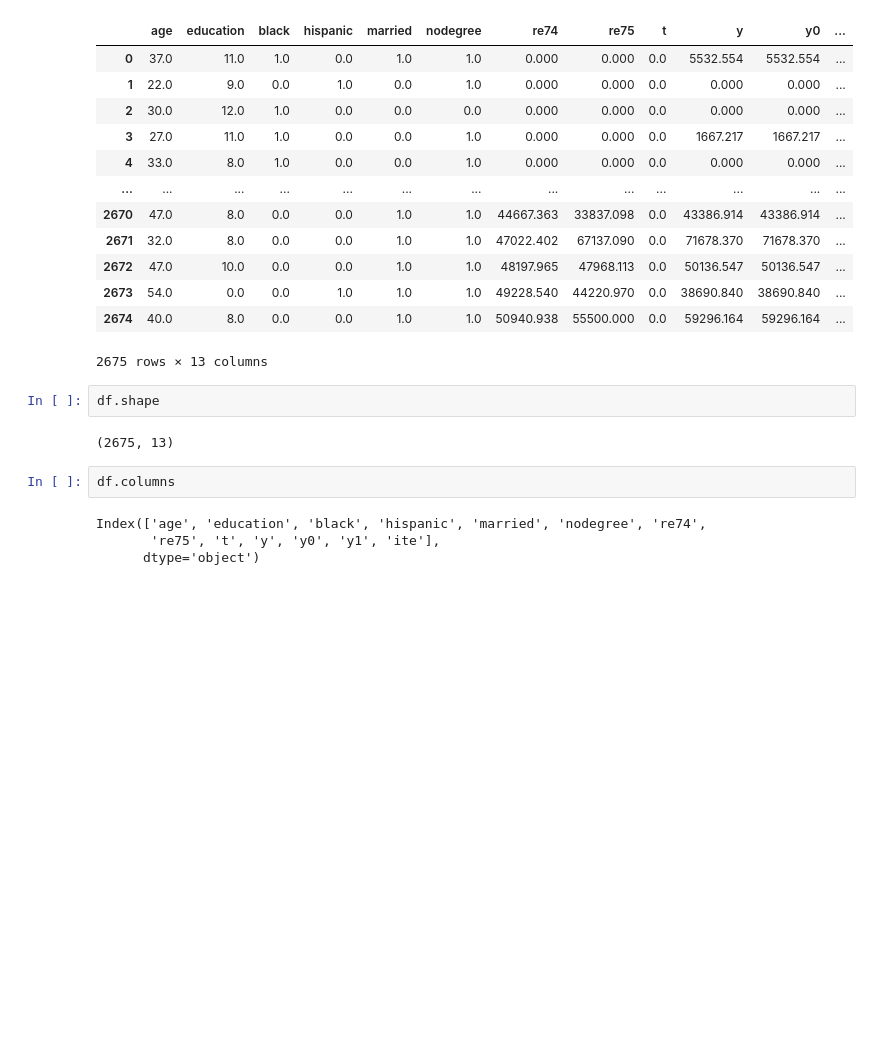
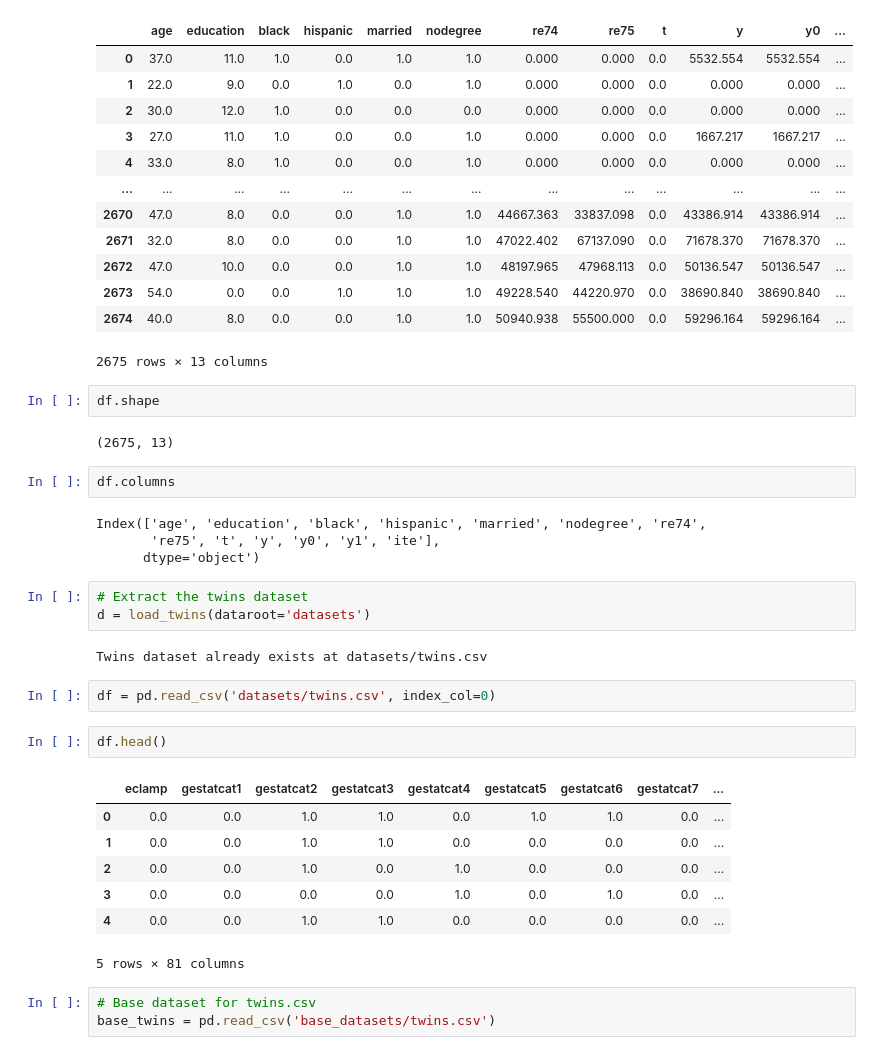
Before and after one commit to PrachetaBA/realcause, a Jupyter notebook: dataset_loader.ipynb, the cells around one changed output. Saved outputs shown, nothing was run; the diff lists cells and outputs as text; blank space fills up the shorter version.

```diff
--- a/dataset_loader.ipynb
+++ b/dataset_loader.ipynb
@@ -95,3 +96,23 @@ df.columns
 Index(['age', 'education', 'black', 'hispanic', 'married', 'nodegree', 're74',
        're75', 't', 'y', 'y0', 'y1', 'ite'],
       dtype='object')
+# %%
+# Extract the twins dataset
+d = load_twins(dataroot='datasets')
+# %% [output]
+Twins dataset already exists at datasets/twins.csv
+# %%
+df = pd.read_csv('datasets/twins.csv', index_col=0)
+# %%
+df.head()
+# %% [output]
+|  | eclamp | gestatcat1 | gestatcat2 | gestatcat3 | gestatcat4 | gestatcat5 | gestatcat6 | gestatcat7 | ... |
+| 0 | 0.0 | 0.0 | 1.0 | 1.0 | 0.0 | 1.0 | 1.0 | 0.0 | ... |
+| 1 | 0.0 | 0.0 | 1.0 | 1.0 | 0.0 | 0.0 | 0.0 | 0.0 | ... |
+| 2 | 0.0 | 0.0 | 1.0 | 0.0 | 1.0 | 0.0 | 0.0 | 0.0 | ... |
+| 3 | 0.0 | 0.0 | 0.0 | 0.0 | 1.0 | 0.0 | 1.0 | 0.0 | ... |
+| 4 | 0.0 | 0.0 | 1.0 | 1.0 | 0.0 | 0.0 | 0.0 | 0.0 | ... |
+5 rows × 81 columns
+# %%
+# Base dataset for twins.csv
+base_twins = pd.read_csv('base_datasets/twins.csv')
```
Also changed, not shown: parts of 6 cells of this notebook.
